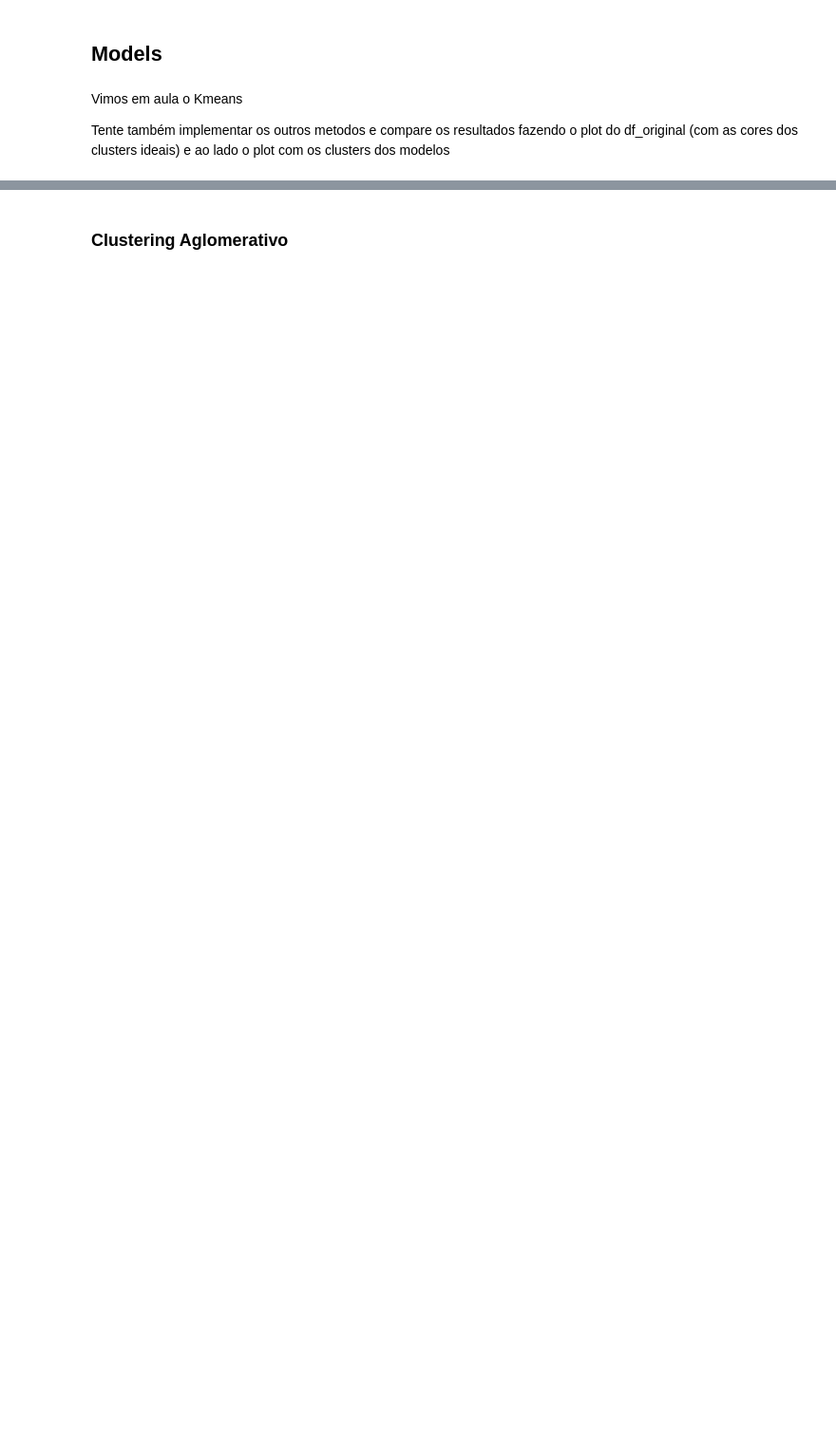
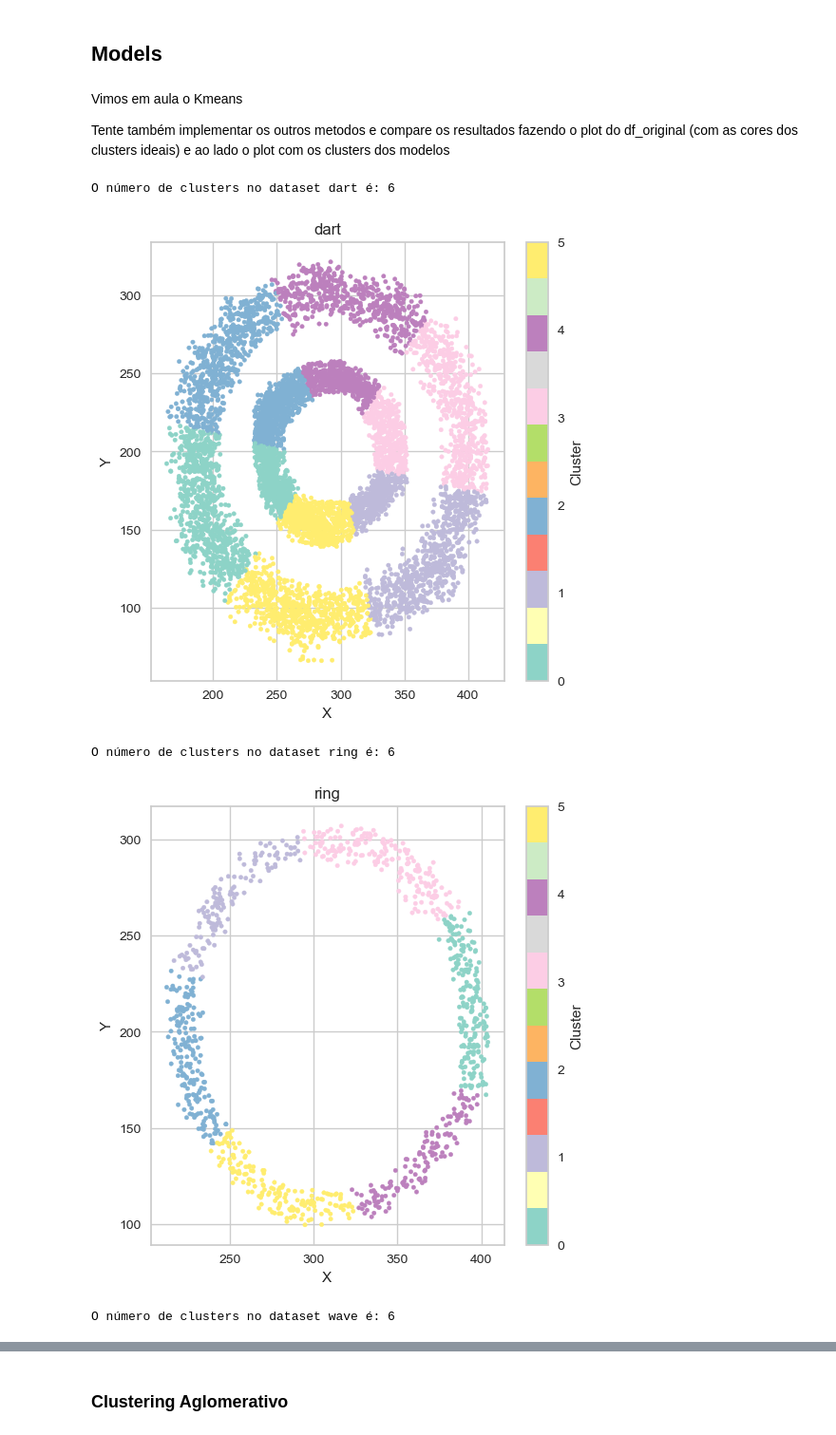
Before and after one commit to labs-inatel/Laboratorio_C210, a Jupyter notebook: aula05-cluster/02-Model.ipynb, the cells around one changed output, grey strips where cells are left out. Shown at 95% size. Saved outputs shown, nothing was run; the diff lists cells and outputs as text; code cells hidden in the pictures; blank space fills up the shorter version.

```diff
--- a/aula05-cluster/02-Model.ipynb
+++ b/aula05-cluster/02-Model.ipynb
@@ -204,0 +189,15 @@ clusters_df3 = df3['color'].nunique()
+# %%
+count_clusters(df1, "dart", n_clusters=6)
+plot_clusters(df1, df1['color'], "dart")
+
+count_clusters(df2, "ring", n_clusters=6)
+plot_clusters(df2, df2['color'], "ring")
+
+count_clusters(df3, "wave", n_clusters=6)
+plot_clusters(df3, df3['color'], "wave")
+# %% [output]
+O número de clusters no dataset dart é: 6
+[figure, added]
+O número de clusters no dataset ring é: 6
+[figure, added]
+O número de clusters no dataset wave é: 6
```
Also changed, not shown: parts of 12 cells of this notebook, 2 other files.
